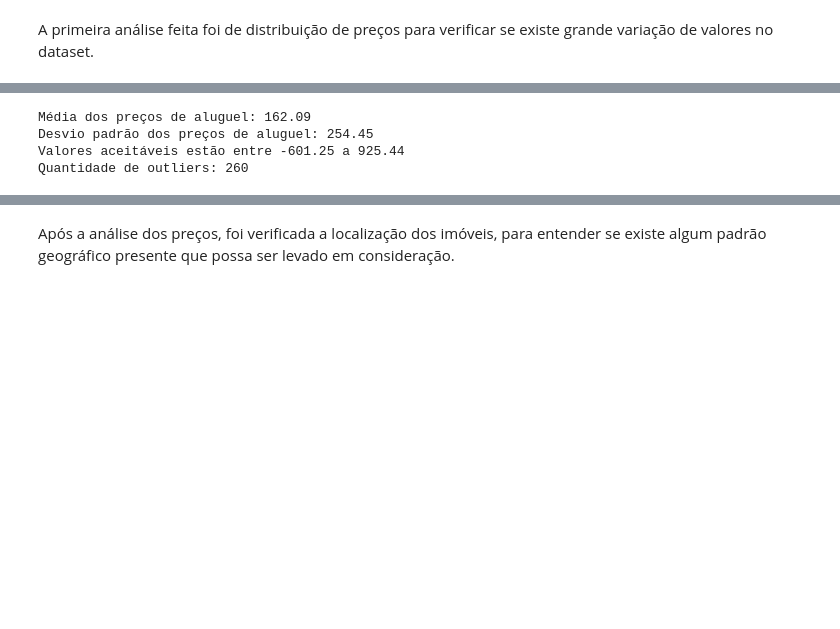
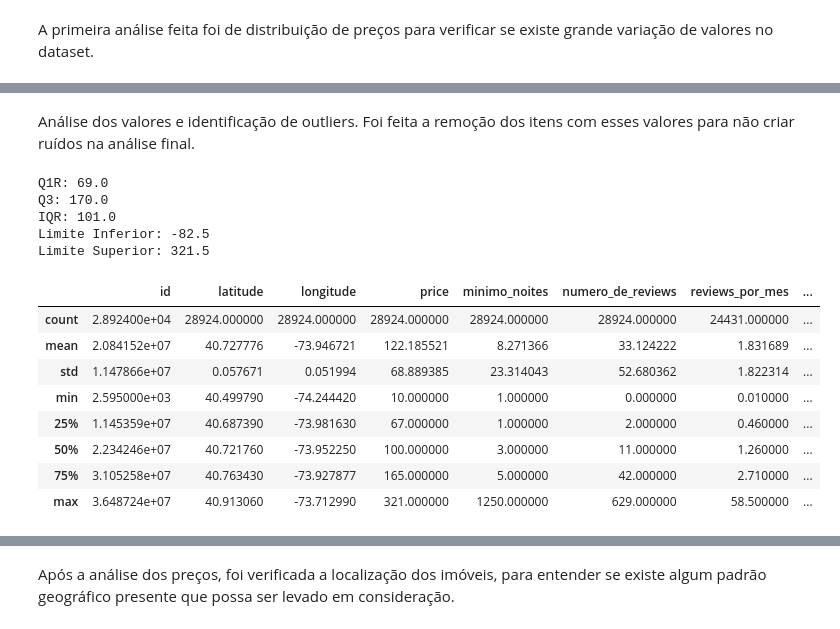
Before and after one commit to naoeoneto/LH_CD_ANTONIONETO, a Jupyter notebook: analytics/LH_CD_ANTONIONETO.ipynb, the cells around one changed output, grey strips where cells are left out. Cells and saved outputs as stored; diff of their text form; code cells hidden in the pictures; blank space fills up the shorter version.

```diff
--- a/analytics/LH_CD_ANTONIONETO.ipynb
+++ b/analytics/LH_CD_ANTONIONETO.ipynb
@@ -42,20 +35,40 @@ Também foi feita verificação da existência de *outliers*, valores que fogem
-# %%
-media_precos = df['price'].mean()
-desvio_padrao_precos = df['price'].std()
-print(f"Média dos preços de aluguel: {media_precos:.2f}")
-print(f"Desvio padrão dos preços de aluguel: {desvio_padrao_precos:.2f}")
-
-limite_inf_precos = media_precos - 3 * desvio_padrao_precos
-limite_sup_precos = media_precos + 3 * desvio_padrao_precos
-
-precos_outliers = df[(df['price'] > limite_sup_precos) | (df['price'] < limite_inf_precos)]
-print(f"Valores aceitáveis estão entre {limite_inf_precos:.2f} a {limite_sup_precos:.2f}")
-print(f"Quantidade de outliers: {precos_outliers.shape[0]}")
-# %% [output]
-Média dos preços de aluguel: 162.09
-Desvio padrão dos preços de aluguel: 254.45
-Valores aceitáveis estão entre -601.25 a 925.44
-Quantidade de outliers: 260
+# %% [markdown]
+Análise dos valores e identificação de outliers. Foi feita a remoção dos itens com esses valores para não criar ruídos na análise final.
+# %%
+import numpy as np
+
+Q1 = df['price'].quantile(0.25)
+Q3 = df['price'].quantile(0.75)
+IQR = Q3 - Q1
+
+limite_inferior = Q1 - 1.5 * IQR
+limite_superior = Q3 + 1.5 * IQR
+
+print("Q1R:", Q1)
+print("Q3:", Q3)
+print("IQR:", IQR)
+print("Limite Inferior:", limite_inferior)
+print("Limite Superior:", limite_superior)
+
+df = df[(df['price'] >= limite_inferior) & (df['price'] <= limite_superior)]
+# %% [output]
+Q1R: 69.0
+Q3: 170.0
+IQR: 101.0
+Limite Inferior: -82.5
+Limite Superior: 321.5
+# %%
+df.describe()
+# %% [output]
+|  | id | latitude | longitude | price | minimo_noites | numero_de_reviews | reviews_por_mes | ... |
+| count | 2.892400e+04 | 28924.000000 | 28924.000000 | 28924.000000 | 28924.000000 | 28924.000000 | 24431.000000 | ... |
+| mean | 2.084152e+07 | 40.727776 | -73.946721 | 122.185521 | 8.271366 | 33.124222 | 1.831689 | ... |
+| std | 1.147866e+07 | 0.057671 | 0.051994 | 68.889385 | 23.314043 | 52.680362 | 1.822314 | ... |
+| min | 2.595000e+03 | 40.499790 | -74.244420 | 10.000000 | 1.000000 | 0.000000 | 0.010000 | ... |
+| 25% | 1.145359e+07 | 40.687390 | -73.981630 | 67.000000 | 1.000000 | 2.000000 | 0.460000 | ... |
+| 50% | 2.234246e+07 | 40.721760 | -73.952250 | 100.000000 | 3.000000 | 11.000000 | 1.260000 | ... |
+| 75% | 3.105258e+07 | 40.763430 | -73.927877 | 165.000000 | 5.000000 | 42.000000 | 2.710000 | ... |
+| max | 3.648724e+07 | 40.913060 | -73.712990 | 321.000000 | 1250.000000 | 629.000000 | 58.500000 | ... |
 # %%
 sns.boxplot(data=df, x=df['price'])
 plt.title("Boxplot dos preços de aluguel por noite")
```
Also changed, not shown: parts of 23 cells of this notebook, 5 other files.
